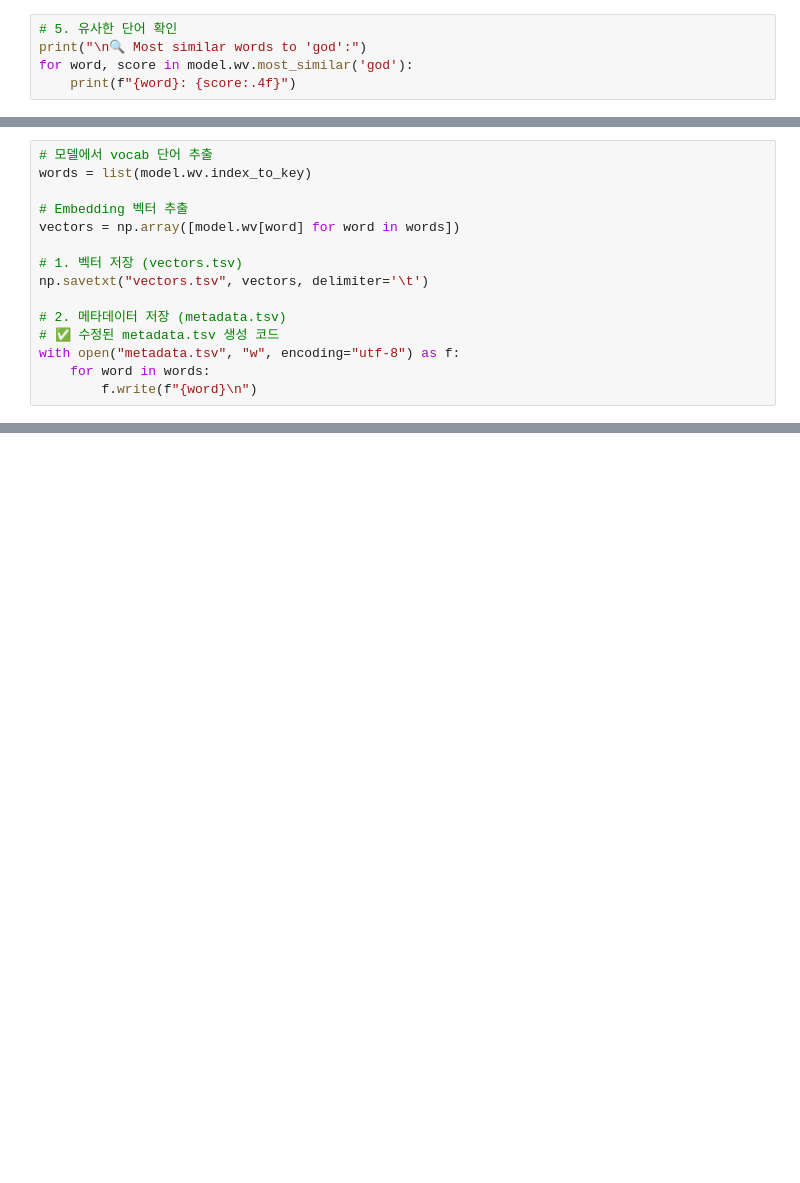
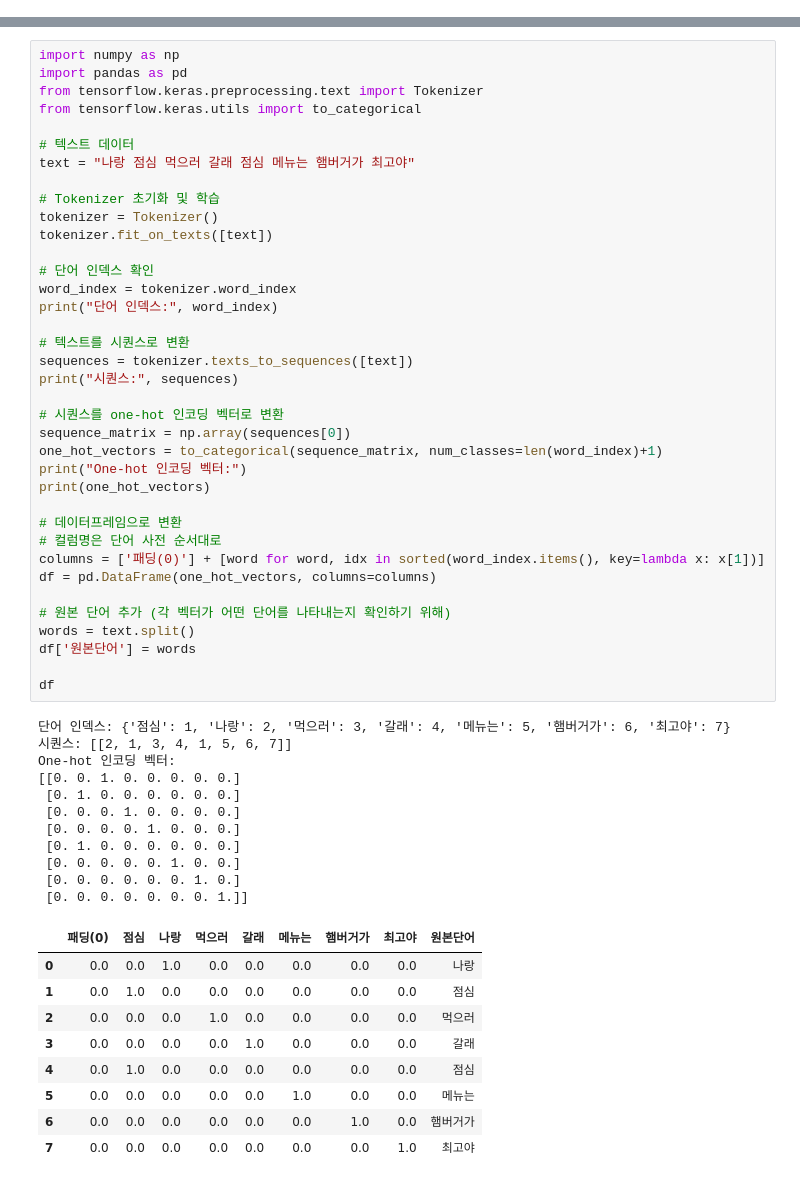
Before and after one commit to ancestor9/2025_Spring_Data-Management, a Jupyter notebook: week_07/Text_Representation_and_Embedding_02.ipynb, the cells around one changed output, grey strips where cells are left out. Drawn from its saved outputs; the diff is of its cells as text; blank space fills up the shorter version.

```diff
--- a/week_07/Text_Representation_and_Embedding_02.ipynb
+++ b/week_07/Text_Representation_and_Embedding_02.ipynb
@@ -268,5 +2,0 @@ loaded_model = Word2Vec.load("word2vec_model.model")
-# %%
-# 5. 유사한 단어 확인
-print("\n🔍 Most similar words to 'god':")
-for word, score in model.wv.most_similar('god'):
-    print(f"{word}: {score:.4f}")
@@ -447,15 +2,0 @@ len(model.wv.index_to_key)  # 전체 단어 개 수
-# %%
-# 모델에서 vocab 단어 추출
-words = list(model.wv.index_to_key)
-
-# Embedding 벡터 추출
-vectors = np.array([model.wv[word] for word in words])
-
-# 1. 벡터 저장 (vectors.tsv)
-np.savetxt("vectors.tsv", vectors, delimiter='\t')
-
-# 2. 메타데이터 저장 (metadata.tsv)
-# ✅ 수정된 metadata.tsv 생성 코드
-with open("metadata.tsv", "w", encoding="utf-8") as f:
-    for word in words:
-        f.write(f"{word}\n")
@@ -476,0 +172,58 @@ files.download("metadata.tsv")
+# %%
+import numpy as np
+import pandas as pd
+from tensorflow.keras.preprocessing.text import Tokenizer
+from tensorflow.keras.utils import to_categorical
+
+# 텍스트 데이터
+text = "나랑 점심 먹으러 갈래 점심 메뉴는 햄버거가 최고야"
+
+# Tokenizer 초기화 및 학습
+tokenizer = Tokenizer()
+tokenizer.fit_on_texts([text])
+
+# 단어 인덱스 확인
+word_index = tokenizer.word_index
+print("단어 인덱스:", word_index)
+
+# 텍스트를 시퀀스로 변환
+sequences = tokenizer.texts_to_sequences([text])
+print("시퀀스:", sequences)
+
+# 시퀀스를 one-hot 인코딩 벡터로 변환
+sequence_matrix = np.array(sequences[0])
+one_hot_vectors = to_categorical(sequence_matrix, num_classes=len(word_index)+1)
+print("One-hot 인코딩 벡터:")
+print(one_hot_vectors)
+
+# 데이터프레임으로 변환
+# 컬럼명은 단어 사전 순서대로
+columns = ['패딩(0)'] + [word for word, idx in sorted(word_index.items(), key=lambda x: x[1])]
+df = pd.DataFrame(one_hot_vectors, columns=columns)
+
+# 원본 단어 추가 (각 벡터가 어떤 단어를 나타내는지 확인하기 위해)
+words = text.split()
+df['원본단어'] = words
+
+df
+# %% [output]
+단어 인덱스: {'점심': 1, '나랑': 2, '먹으러': 3, '갈래': 4, '메뉴는': 5, '햄버거가': 6, '최고야': 7}
+시퀀스: [[2, 1, 3, 4, 1, 5, 6, 7]]
+One-hot 인코딩 벡터:
+[[0. 0. 1. 0. 0. 0. 0. 0.]
+ [0. 1. 0. 0. 0. 0. 0. 0.]
+ [0. 0. 0. 1. 0. 0. 0. 0.]
+ [0. 0. 0. 0. 1. 0. 0. 0.]
+ [0. 1. 0. 0. 0. 0. 0. 0.]
+ [0. 0. 0. 0. 0. 1. 0. 0.]
+ [0. 0. 0. 0. 0. 0. 1. 0.]
+ [0. 0. 0. 0. 0. 0. 0. 1.]]
+|  | 패딩(0) | 점심 | 나랑 | 먹으러 | 갈래 | 메뉴는 | 햄버거가 | 최고야 | 원본단어 |
+| 0 | 0.0 | 0.0 | 1.0 | 0.0 | 0.0 | 0.0 | 0.0 | 0.0 | 나랑 |
+| 1 | 0.0 | 1.0 | 0.0 | 0.0 | 0.0 | 0.0 | 0.0 | 0.0 | 점심 |
+| 2 | 0.0 | 0.0 | 0.0 | 1.0 | 0.0 | 0.0 | 0.0 | 0.0 | 먹으러 |
+| 3 | 0.0 | 0.0 | 0.0 | 0.0 | 1.0 | 0.0 | 0.0 | 0.0 | 갈래 |
+| 4 | 0.0 | 1.0 | 0.0 | 0.0 | 0.0 | 0.0 | 0.0 | 0.0 | 점심 |
+| 5 | 0.0 | 0.0 | 0.0 | 0.0 | 0.0 | 1.0 | 0.0 | 0.0 | 메뉴는 |
+| 6 | 0.0 | 0.0 | 0.0 | 0.0 | 0.0 | 0.0 | 1.0 | 0.0 | 햄버거가 |
+| 7 | 0.0 | 0.0 | 0.0 | 0.0 | 0.0 | 0.0 | 0.0 | 1.0 | 최고야 |
```
Also changed, not shown: parts of 72 cells of this notebook.
